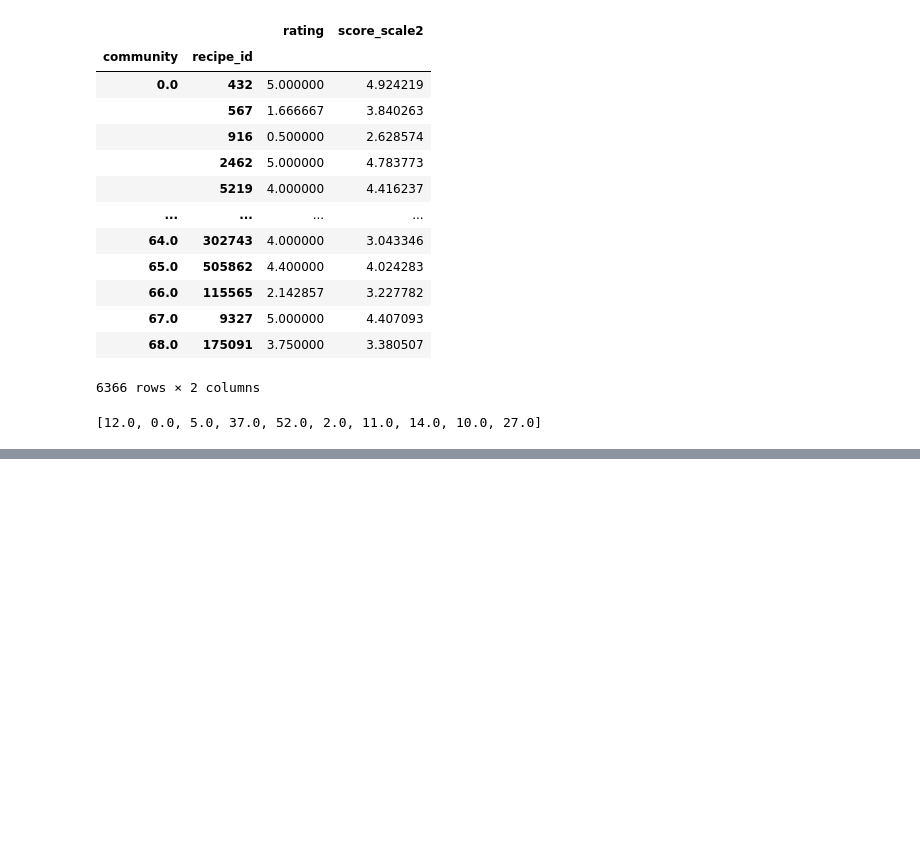
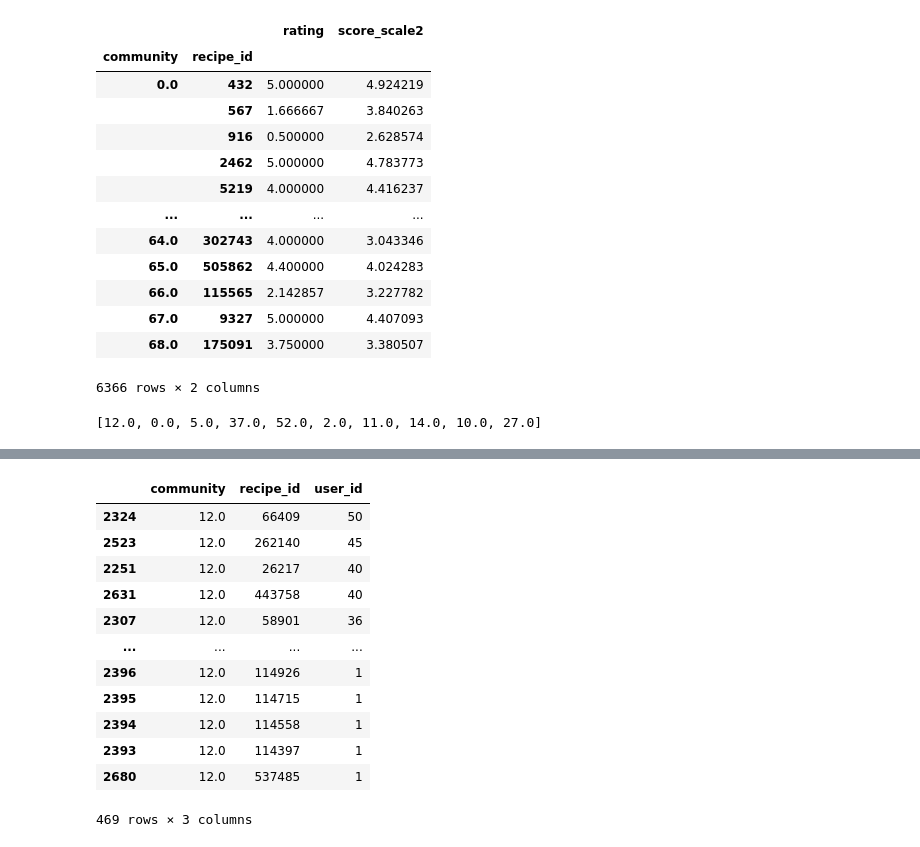
Before and after one commit to lucialarraona/finalproject_socialgraphs22, a Jupyter notebook: Notebooks/Final_Notebook.ipynb, the cells around one changed output, grey strips where cells are left out. Cells and saved outputs as stored; diff of their text form; code cells hidden in the pictures; blank space fills up the shorter version.

```diff
--- a/Notebooks/Final_Notebook.ipynb
+++ b/Notebooks/Final_Notebook.ipynb
@@ -1493,0 +1607,4 @@ The mean of the sentiment in the reviews in community : 4.3308780531340965
+# %%
+# Check how many reviews has each recipe in each community
+df_mean_rating_recipe= pd.DataFrame(df_reviews2.groupby(by=["community",'recipe_id',])['user_id'].count()) # we count the number of users (reviews) for each recipe
+df_mean_rating_recipe
@@ -1493,0 +1626,20 @@ The mean of the sentiment in the reviews in community : 4.3308780531340965
+# %%
+# Community 12
+# Sort by recipe with the most reviews
+df_mean_rating_recipe = df_mean_rating_recipe.reset_index()
+com12 = df_mean_rating_recipe[df_mean_rating_recipe['community'] == 12]
+com12.sort_values('user_id', ascending=False)
+# %% [output]
+|  | community | recipe_id | user_id |
+| 2324 | 12.0 | 66409 | 50 |
+| 2523 | 12.0 | 262140 | 45 |
+| 2251 | 12.0 | 26217 | 40 |
+| 2631 | 12.0 | 443758 | 40 |
+| 2307 | 12.0 | 58901 | 36 |
+| ... | ... | ... | ... |
+| 2396 | 12.0 | 114926 | 1 |
+| 2395 | 12.0 | 114715 | 1 |
+| 2394 | 12.0 | 114558 | 1 |
+| 2393 | 12.0 | 114397 | 1 |
+| 2680 | 12.0 | 537485 | 1 |
+469 rows × 3 columns
```
Also changed, not shown: parts of 30 cells of this notebook.
